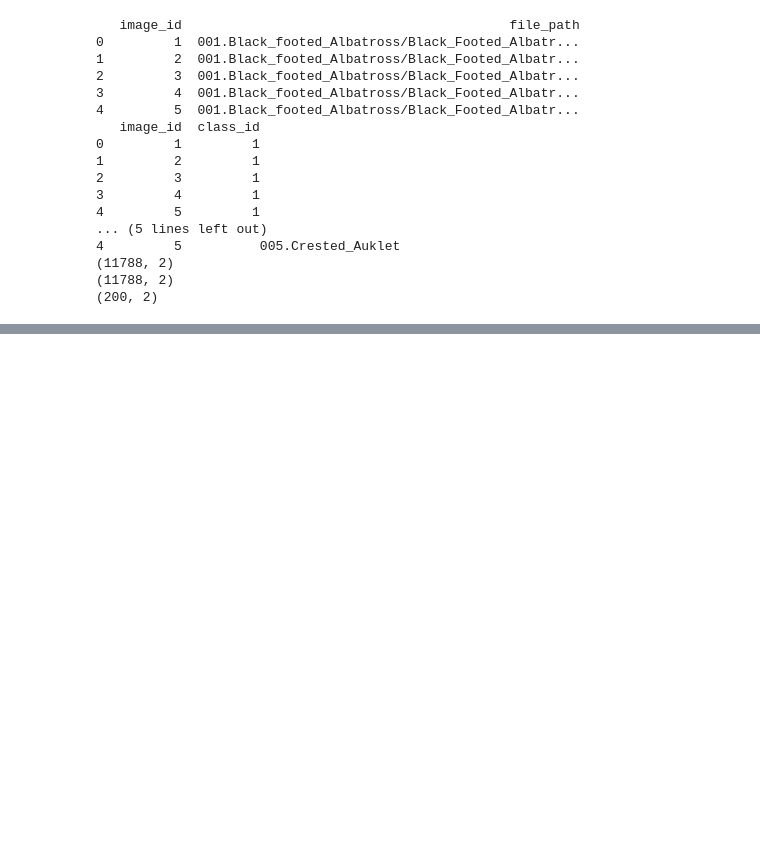
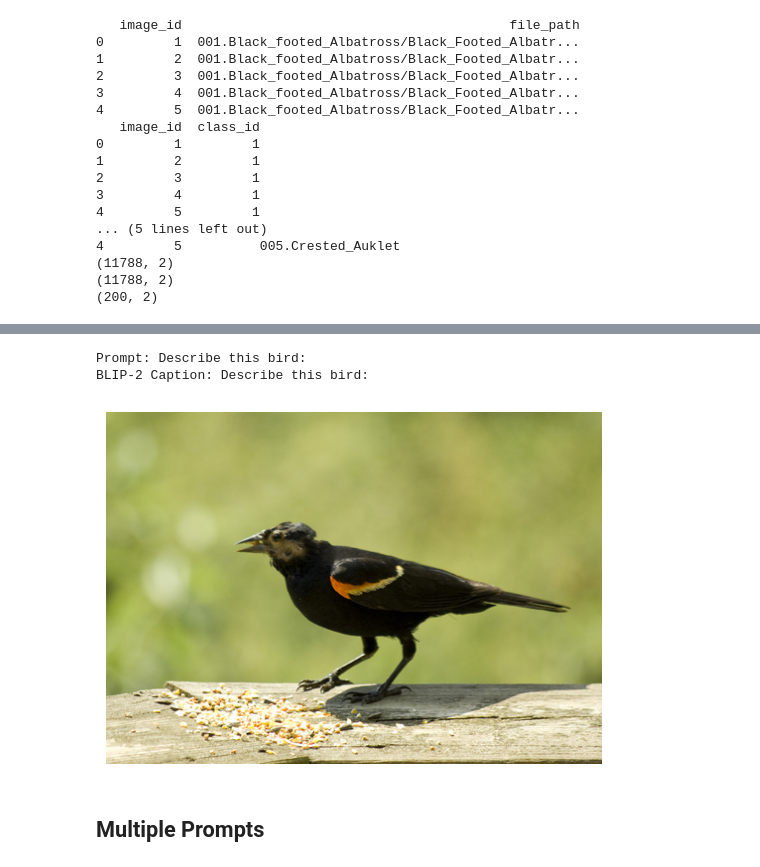
Before and after one commit to miretteamin/Bird-Species-Exploration-and-Retrieval, a Jupyter notebook: task2_blip2.ipynb, the cells around one changed output, grey strips where cells are left out. Drawn from its saved outputs; the diff is of its cells as text; code cells hidden in the pictures; blank space fills up the shorter version.

```diff
--- a/task2_blip2.ipynb
+++ b/task2_blip2.ipynb
@@ -88,0 +156,12 @@ KeyboardInterrupt:
+# %%
+print(f'Prompt: {prompt}')
+print(f'BLIP-2 Caption: {generated_text}')
+plt.imshow(image)
+plt.axis('off')
+plt.show()
+# %% [output]
+Prompt: Describe this bird:
+BLIP-2 Caption: Describe this bird:
+[figure, added]
+# %% [markdown]
+## Multiple Prompts
```
Also changed, not shown: parts of 24 cells of this notebook.
